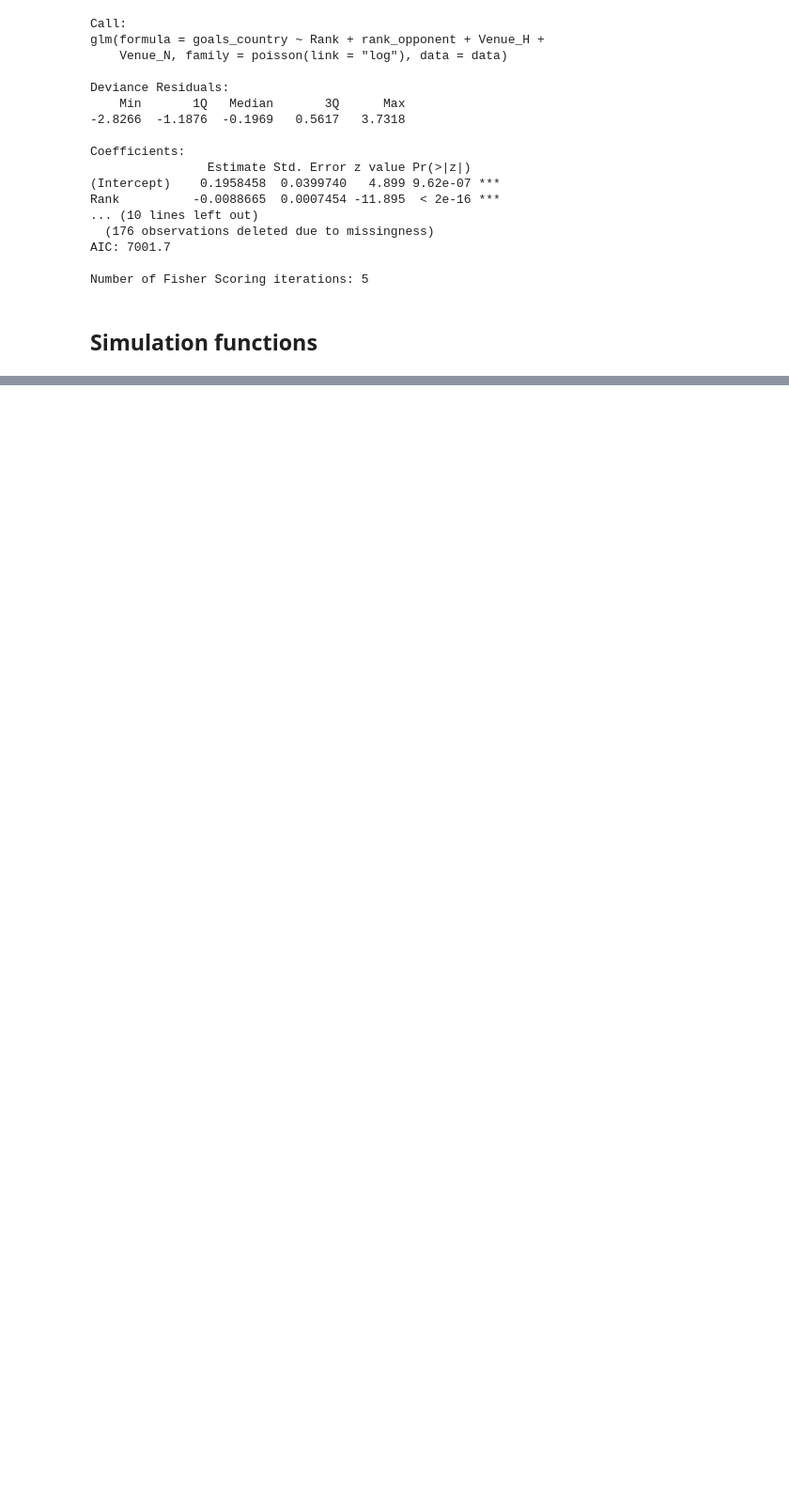
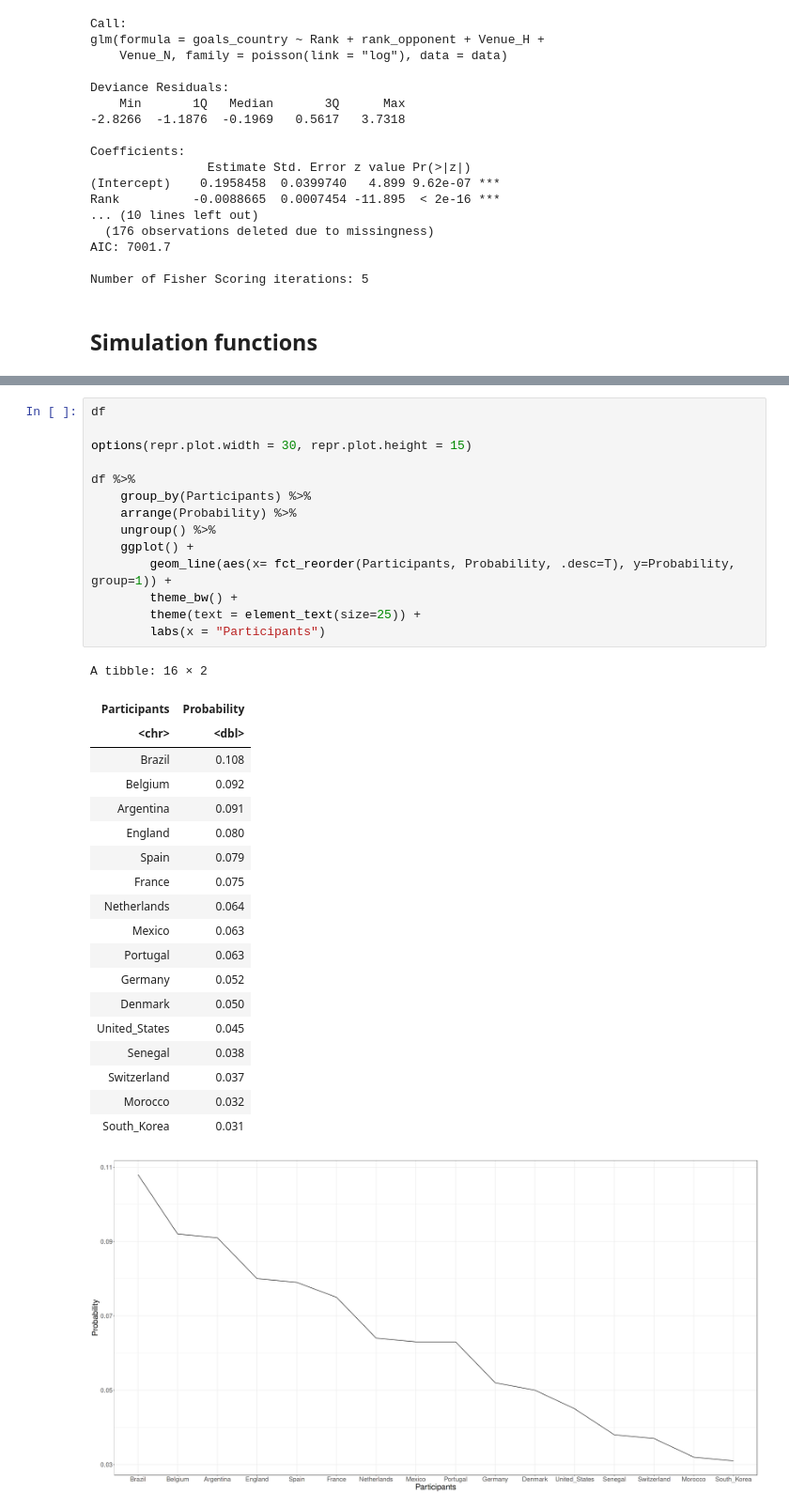
Before and after one commit to denisnaumov0506/FootballAnalyticsProject, a Jupyter notebook: FinalNotebook/finalNotebookFootball.ipynb, the cells around one changed output, grey strips where cells are left out. Shown at 94% size. Saved outputs shown, nothing was run; the diff lists cells and outputs as text; blank space fills up the shorter version.

```diff
--- a/FinalNotebook/finalNotebookFootball.ipynb
+++ b/FinalNotebook/finalNotebookFootball.ipynb
@@ -921,0 +966,35 @@ groupH = simulateGroupPlay(iter = 1000, test, model, 'Portugal', 'Ghana', 'Urugu
+# %%
+df
+
+options(repr.plot.width = 30, repr.plot.height = 15)
+
+df %>%
+    group_by(Participants) %>%
+    arrange(Probability) %>%
+    ungroup() %>%
+    ggplot() +
+        geom_line(aes(x= fct_reorder(Participants, Probability, .desc=T), y=Probability, group=1)) +
+        theme_bw() +
+        theme(text = element_text(size=25)) +
+        labs(x = "Participants")
+# %% [output]
+A tibble: 16 × 2
+| Participants | Probability |
+| <chr> | <dbl> |
+| Brazil | 0.108 |
+| Belgium | 0.092 |
+| Argentina | 0.091 |
+| England | 0.080 |
+| Spain | 0.079 |
+| France | 0.075 |
+| Netherlands | 0.064 |
+| Mexico | 0.063 |
+| Portugal | 0.063 |
+| Germany | 0.052 |
+| Denmark | 0.050 |
+| United_States | 0.045 |
+| Senegal | 0.038 |
+| Switzerland | 0.037 |
+| Morocco | 0.032 |
+| South_Korea | 0.031 |
+[figure, added]
```
Also changed, not shown: parts of 33 cells of this notebook.
